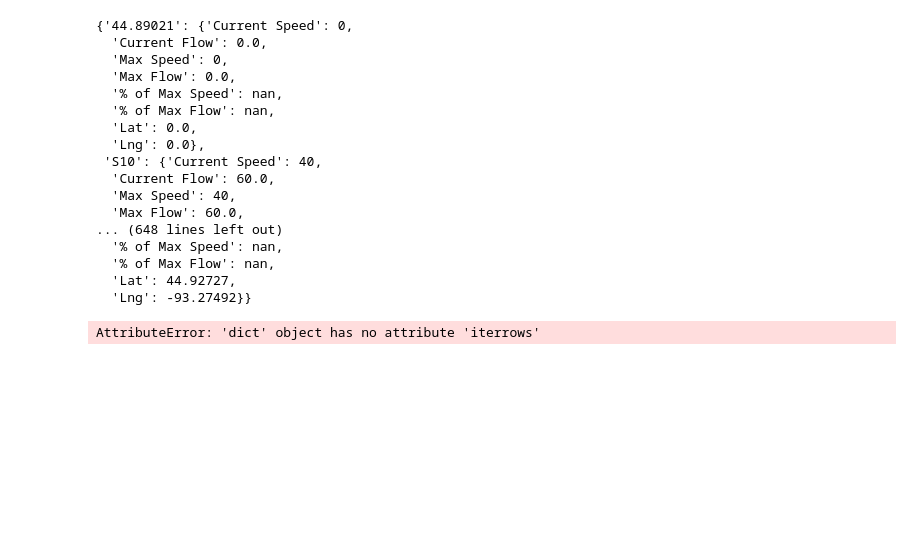
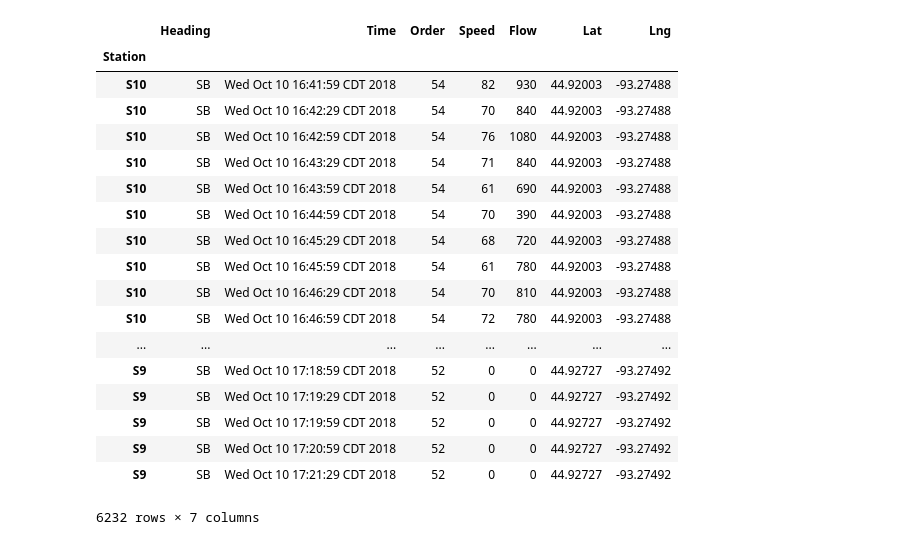
Before and after one commit to Dkreitzer/Team_streprogen_Project1, a Jupyter notebook: Visualization.ipynb, the cells around one changed output. Drawn from its saved outputs; the diff is of its cells as text; code cells hidden in the pictures; blank space fills up the shorter version.

```diff
--- a/Visualization.ipynb
+++ b/Visualization.ipynb
@@ -92,34 +21,0 @@ S9 Length of values does not match length of index
-# %%
-Results
-# %% [output]
-{'44.89021': {'Current Speed': 0,
-  'Current Flow': 0.0,
-  'Max Speed': 0,
-  'Max Flow': 0.0,
-  '% of Max Speed': nan,
-  '% of Max Flow': nan,
-  'Lat': 0.0,
-  'Lng': 0.0},
- 'S10': {'Current Speed': 40,
-  'Current Flow': 60.0,
-  'Max Speed': 40,
-  'Max Flow': 60.0,
-... (648 lines left out)
-  '% of Max Speed': nan,
-  '% of Max Flow': nan,
-  'Lat': 44.92727,
-  'Lng': -93.27492}}
-# %%
-folium_map = folium.Map(locations[5],
-                        zoom_start=13,
-                        tiles="CartoDB positron")
-for index, row in Results.iterrows():
-
-
-    folium.CircleMarker(location=(row["Lat"],
-                                  row["Lon"]),
-                        radius=1,
-
-                        fill=True).add_to(folium_map)
-# %% [output]
-AttributeError: 'dict' object has no attribute 'iterrows'
@@ -144,0 +22,22 @@ print(f'Map saved at results/maps/routemap{datetime.datetime.now().strftime("%b%
+# %%
+route_df
+# %% [output]
+|  | Heading | Time | Order | Speed | Flow | Lat | Lng |
+| Station |  |  |  |  |  |  |  |
+| S10 | SB | Wed Oct 10 16:41:59 CDT 2018 | 54 | 82 | 930 | 44.92003 | -93.27488 |
+| S10 | SB | Wed Oct 10 16:42:29 CDT 2018 | 54 | 70 | 840 | 44.92003 | -93.27488 |
+| S10 | SB | Wed Oct 10 16:42:59 CDT 2018 | 54 | 76 | 1080 | 44.92003 | -93.27488 |
+| S10 | SB | Wed Oct 10 16:43:29 CDT 2018 | 54 | 71 | 840 | 44.92003 | -93.27488 |
+| S10 | SB | Wed Oct 10 16:43:59 CDT 2018 | 54 | 61 | 690 | 44.92003 | -93.27488 |
+| S10 | SB | Wed Oct 10 16:44:59 CDT 2018 | 54 | 70 | 390 | 44.92003 | -93.27488 |
+| S10 | SB | Wed Oct 10 16:45:29 CDT 2018 | 54 | 68 | 720 | 44.92003 | -93.27488 |
+| S10 | SB | Wed Oct 10 16:45:59 CDT 2018 | 54 | 61 | 780 | 44.92003 | -93.27488 |
+| S10 | SB | Wed Oct 10 16:46:29 CDT 2018 | 54 | 70 | 810 | 44.92003 | -93.27488 |
+| S10 | SB | Wed Oct 10 16:46:59 CDT 2018 | 54 | 72 | 780 | 44.92003 | -93.27488 |
+| ... | ... | ... | ... | ... | ... | ... | ... |
+| S9 | SB | Wed Oct 10 17:18:59 CDT 2018 | 52 | 0 | 0 | 44.92727 | -93.27492 |
+| S9 | SB | Wed Oct 10 17:19:29 CDT 2018 | 52 | 0 | 0 | 44.92727 | -93.27492 |
+| S9 | SB | Wed Oct 10 17:19:59 CDT 2018 | 52 | 0 | 0 | 44.92727 | -93.27492 |
+| S9 | SB | Wed Oct 10 17:20:59 CDT 2018 | 52 | 0 | 0 | 44.92727 | -93.27492 |
+| S9 | SB | Wed Oct 10 17:21:29 CDT 2018 | 52 | 0 | 0 | 44.92727 | -93.27492 |
+6232 rows × 7 columns
```
Also changed, not shown: parts of 13 cells of this notebook.
